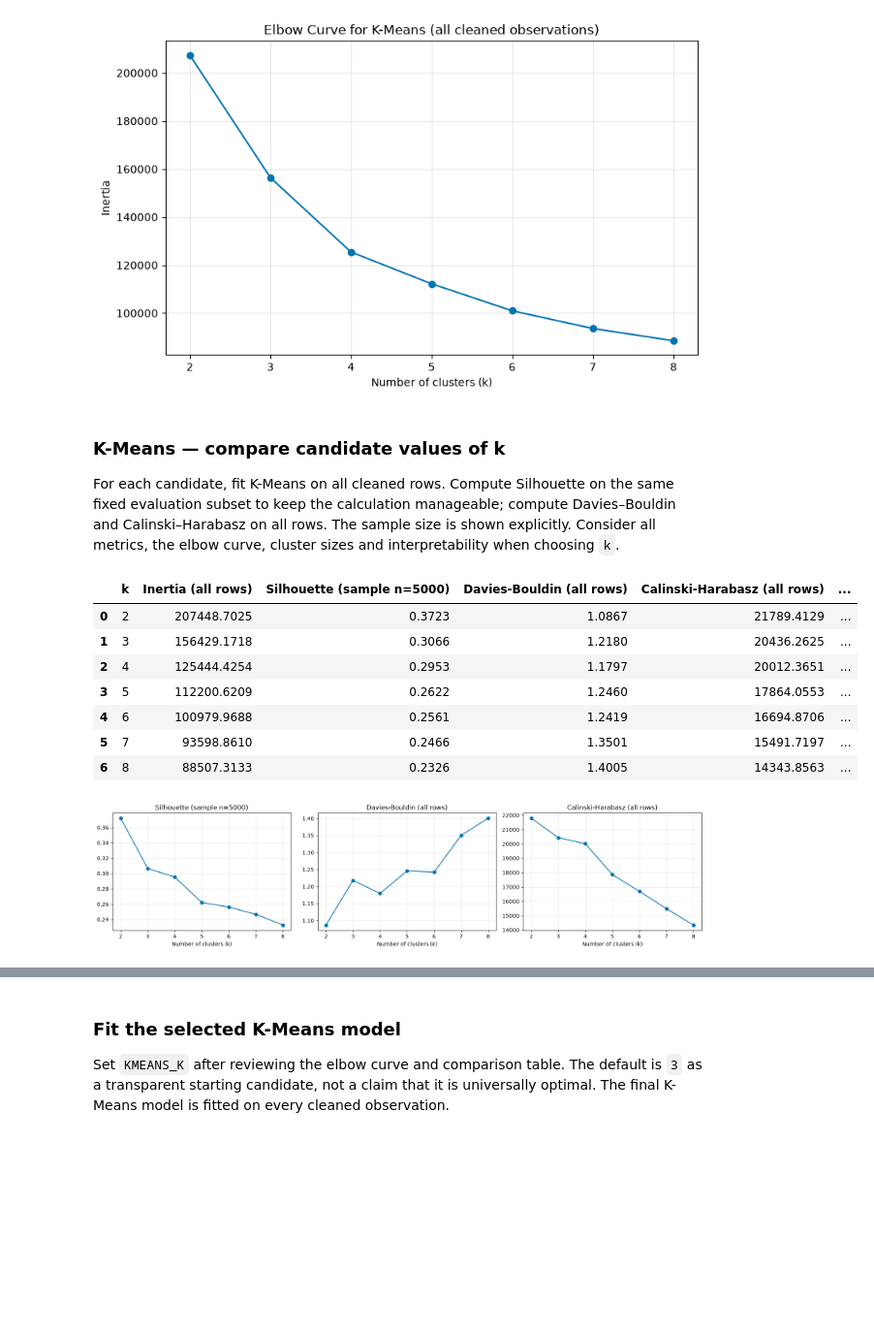
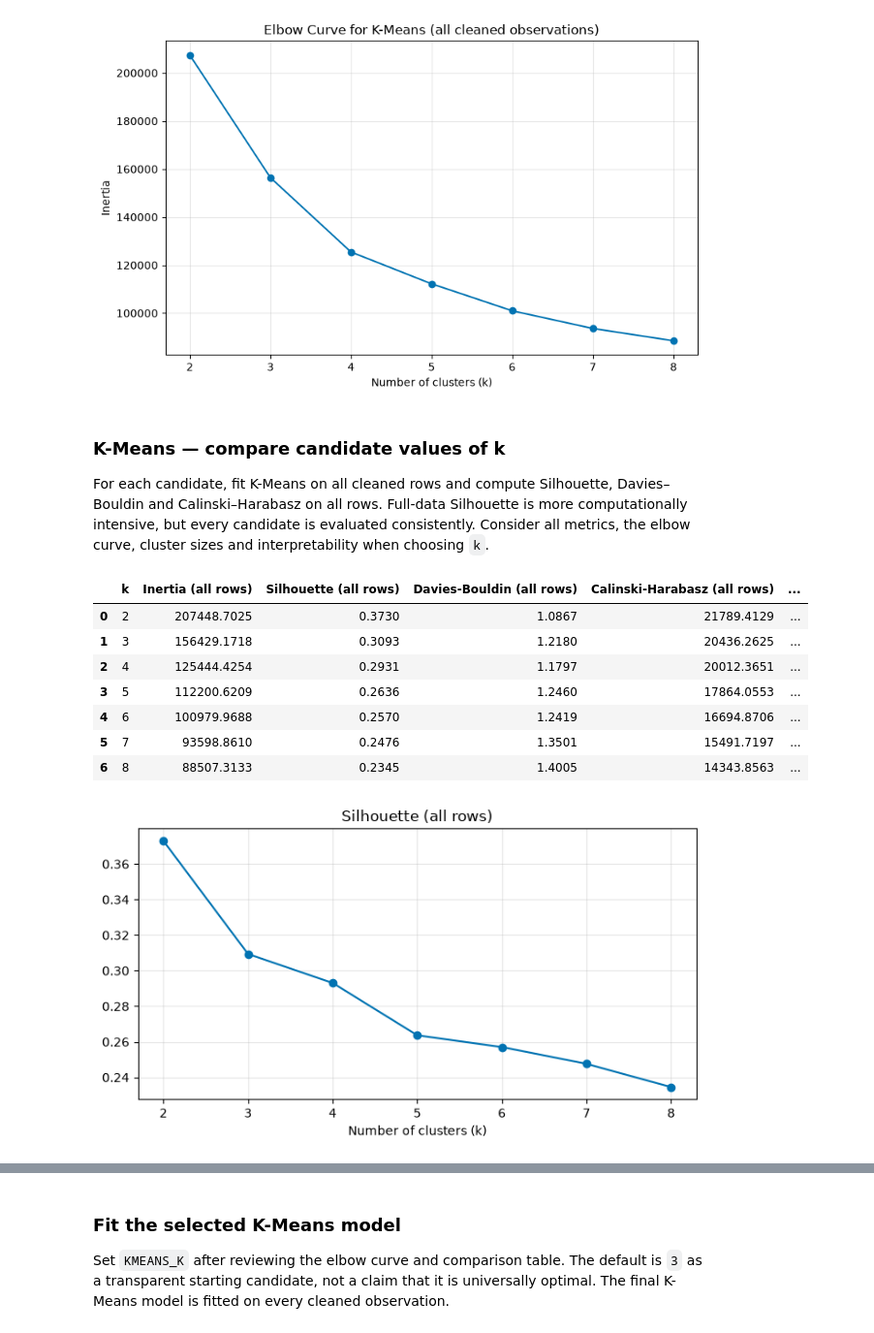
Before and after one commit to hemnath-28/ML-Evaulation-, a Jupyter notebook: notebooks/clustering.ipynb, the cells around one changed output, grey strips where cells are left out. Shown at 97% size. Cells and saved outputs as stored; diff of their text form; code cells hidden in the pictures; blank space fills up the shorter version.

```diff
--- a/notebooks/clustering.ipynb
+++ b/notebooks/clustering.ipynb
@@ -253,49 +303,45 @@ plt.show()
 # %% [markdown]
 ### K-Means — compare candidate values of k
 
-For each candidate, fit K-Means on all cleaned rows. Compute Silhouette on the same fixed evaluation subset to keep the calculation manageable; compute Davies–Bouldin and Calinski–Harabasz on all rows. The sample size is shown explicitly. Consider all metrics, the elbow curve, cluster sizes and interpretability when choosing `k`.
+For each candidate, fit K-Means on all cleaned rows and compute Silhouette, Davies–Bouldin and Calinski–Harabasz on all rows. Full-data Silhouette is more computationally intensive, but every candidate is evaluated consistently. Consider all metrics, the elbow curve, cluster sizes and interpretability when choosing `k`.
 # %%
-# Fixed subset used only to estimate Silhouette for candidate K values.
-SILHOUETTE_SAMPLE_SIZE = min(5000, len(X_scaled))
-eval_rng = np.random.RandomState(RANDOM_STATE)
-eval_positions = np.sort(eval_rng.choice(len(X_scaled), size=SILHOUETTE_SAMPLE_SIZE, replace=False))
-
+# Fit and evaluate every candidate k on all cleaned observations.
 k_rows = []
 for k in k_values:
     model = KMeans(n_clusters=k, random_state=RANDOM_STATE, n_init=10)
-    labels = model.fit_predict(X_scaled)  # fit on all cleaned rows
-    subset_labels = labels[eval_positions]
-    subset_X = X_scaled[eval_positions]
+    labels = model.fit_predict(X_scaled)
     sizes = np.bincount(labels, minlength=k)
     k_rows.append({
         "k": k,
         "Inertia (all rows)": model.inertia_,
-        f"Silhouette (sample n={SILHOUETTE_SAMPLE_SIZE})": silhouette_score(subset_X, subset_labels),
+        "Silhouette (all rows)": silhouette_score(X_scaled, labels),
         "Davies-Bouldin (all rows)": davies_bouldin_score(X_scaled, labels),
         "Calinski-Harabasz (all rows)": calinski_harabasz_score(X_scaled, labels),
         "Smallest cluster (all rows)": int(sizes.min()),
         "Largest cluster (all rows)": int(sizes.max()),
     })
 k_table = pd.DataFrame(k_rows)
 display(k_table.round(4))
 
-sil_col = f"Silhouette (sample n={SILHOUETTE_SAMPLE_SIZE})"
-fig, axes = plt.subplots(1, 3, figsize=(16, 4))
-for ax, col in zip(axes, [sil_col, "Davies-Bouldin (all rows)", "Calinski-Harabasz (all rows)"]):
-    ax.plot(k_table["k"], k_table[col], marker="o")
-    ax.set_title(col)
-    ax.set_xlabel("Number of clusters (k)")
-    ax.set_xticks(list(k_values))
-    ax.grid(alpha=0.3)
-plt.tight_layout()
-plt.show()
+sil_col = "Silhouette (all rows)"
 # %% [output]
-|  | k | Inertia (all rows) | Silhouette (sample n=5000) | Davies-Bouldin (all rows) | Calinski-Harabasz (all rows) | ... |
-| 0 | 2 | 207448.7025 | 0.3723 | 1.0867 | 21789.4129 | ... |
-| 1 | 3 | 156429.1718 | 0.3066 | 1.2180 | 20436.2625 | ... |
-| 2 | 4 | 125444.4254 | 0.2953 | 1.1797 | 20012.3651 | ... |
-| 3 | 5 | 112200.6209 | 0.2622 | 1.2460 | 17864.0553 | ... |
-| 4 | 6 | 100979.9688 | 0.2561 | 1.2419 | 16694.8706 | ... |
-| 5 | 7 | 93598.8610 | 0.2466 | 1.3501 | 15491.7197 | ... |
-| 6 | 8 | 88507.3133 | 0.2326 | 1.4005 | 14343.8563 | ... |
+|  | k | Inertia (all rows) | Silhouette (all rows) | Davies-Bouldin (all rows) | Calinski-Harabasz (all rows) | ... |
+| 0 | 2 | 207448.7025 | 0.3730 | 1.0867 | 21789.4129 | ... |
+| 1 | 3 | 156429.1718 | 0.3093 | 1.2180 | 20436.2625 | ... |
+| 2 | 4 | 125444.4254 | 0.2931 | 1.1797 | 20012.3651 | ... |
+| 3 | 5 | 112200.6209 | 0.2636 | 1.2460 | 17864.0553 | ... |
+| 4 | 6 | 100979.9688 | 0.2570 | 1.2419 | 16694.8706 | ... |
+| 5 | 7 | 93598.8610 | 0.2476 | 1.3501 | 15491.7197 | ... |
+| 6 | 8 | 88507.3133 | 0.2345 | 1.4005 | 14343.8563 | ... |
-[figure, removed]
+# %%
+sil_col = "Silhouette (all rows)"
+plt.figure(figsize=(7, 4))
+plt.plot(k_table["k"], k_table[sil_col], marker="o")
+plt.title(sil_col)
+plt.xlabel("Number of clusters (k)")
+plt.xticks(list(k_values))
+plt.grid(alpha=0.3)
+plt.tight_layout()
+plt.show()
+# %% [output]
+[figure, added]
```
Also changed, not shown: parts of 36 cells of this notebook.
